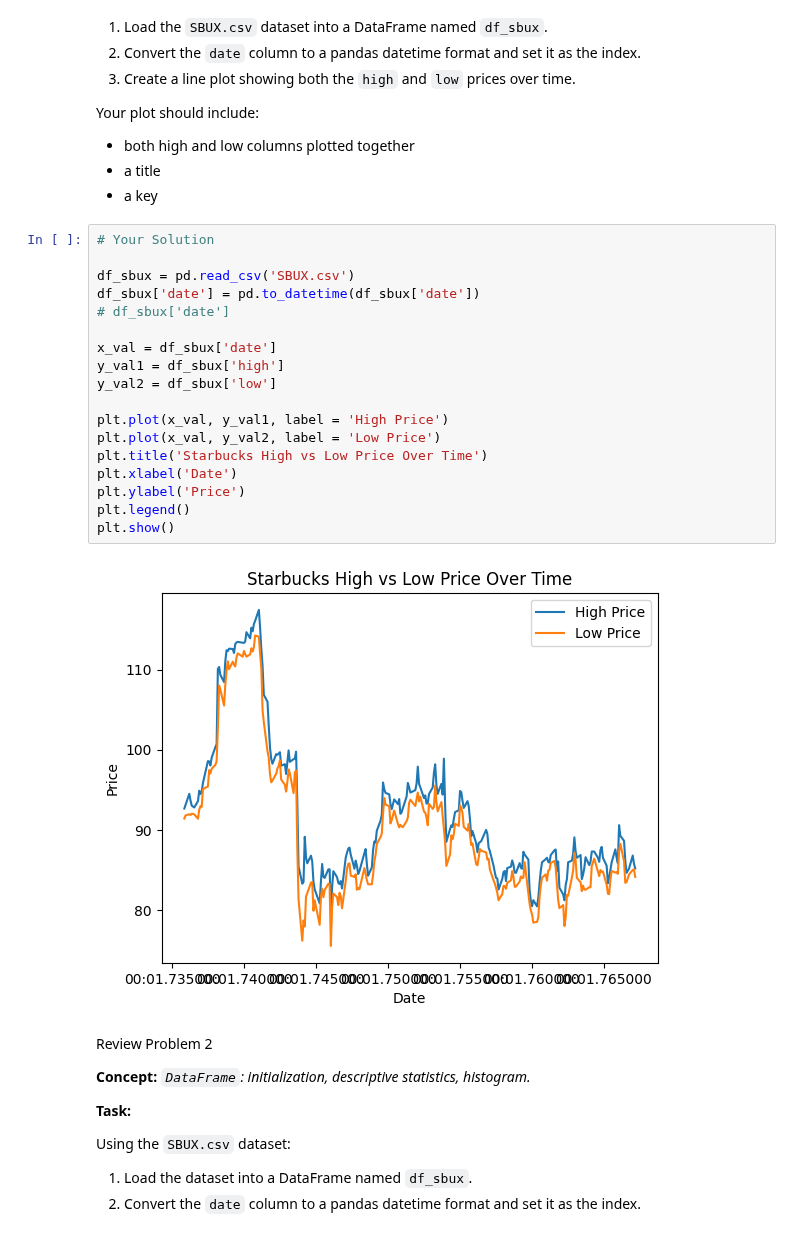
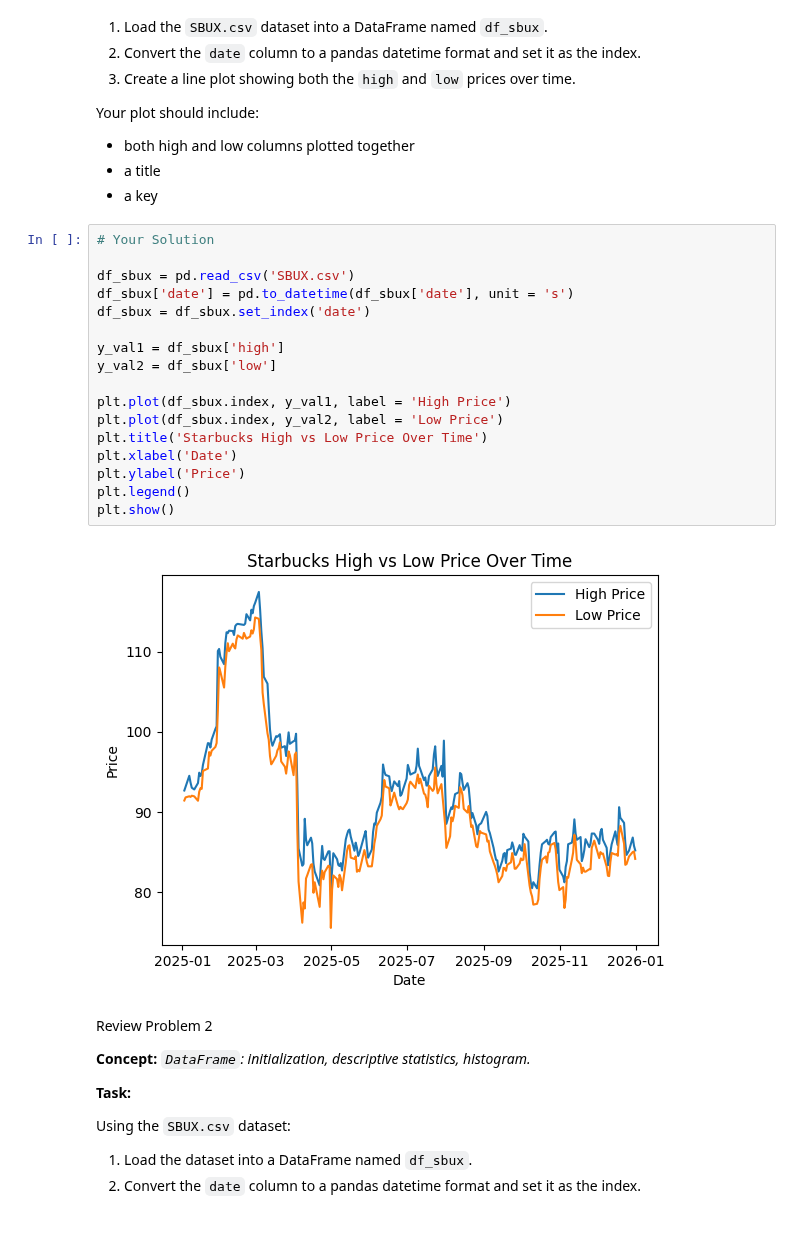
Before and after one commit to nrandazzo222/homework, a Jupyter notebook: week-11/homework.ipynb, the cells around one changed output. Cells and saved outputs as stored; diff of their text form.

```diff
--- a/week-11/homework.ipynb
+++ b/week-11/homework.ipynb
@@ -55,23 +55,22 @@ Your plot should include:
 # %%
 # Your Solution
 
 df_sbux = pd.read_csv('SBUX.csv')
-df_sbux['date'] = pd.to_datetime(df_sbux['date'])
-# df_sbux['date']
+df_sbux['date'] = pd.to_datetime(df_sbux['date'], unit = 's')
+df_sbux = df_sbux.set_index('date')
 
-x_val = df_sbux['date']
 y_val1 = df_sbux['high']
 y_val2 = df_sbux['low']
 
-plt.plot(x_val, y_val1, label = 'High Price')
-plt.plot(x_val, y_val2, label = 'Low Price')
+plt.plot(df_sbux.index, y_val1, label = 'High Price')
+plt.plot(df_sbux.index, y_val2, label = 'Low Price')
 plt.title('Starbucks High vs Low Price Over Time')
 plt.xlabel('Date')
 plt.ylabel('Price')
 plt.legend()
 plt.show()
 # %% [output]
-[figure, old version]
+[figure, new version]
 # %% [markdown]
 Review Problem 2
 
```
Also changed, not shown: parts of 4 cells of this notebook.
